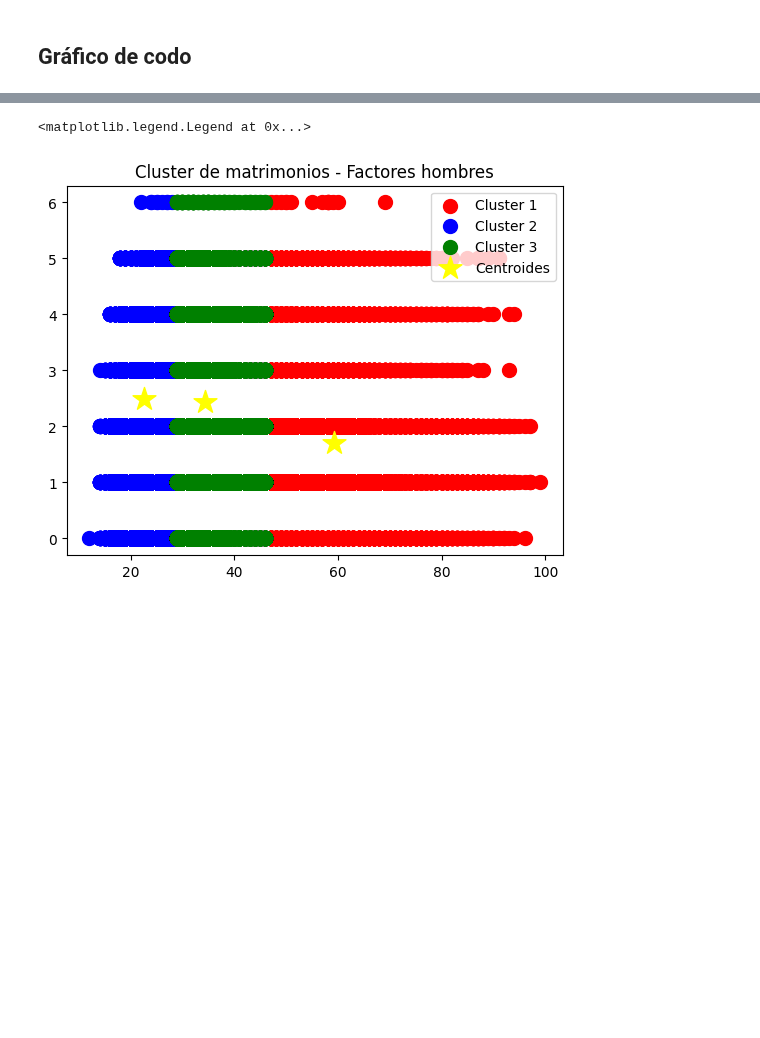
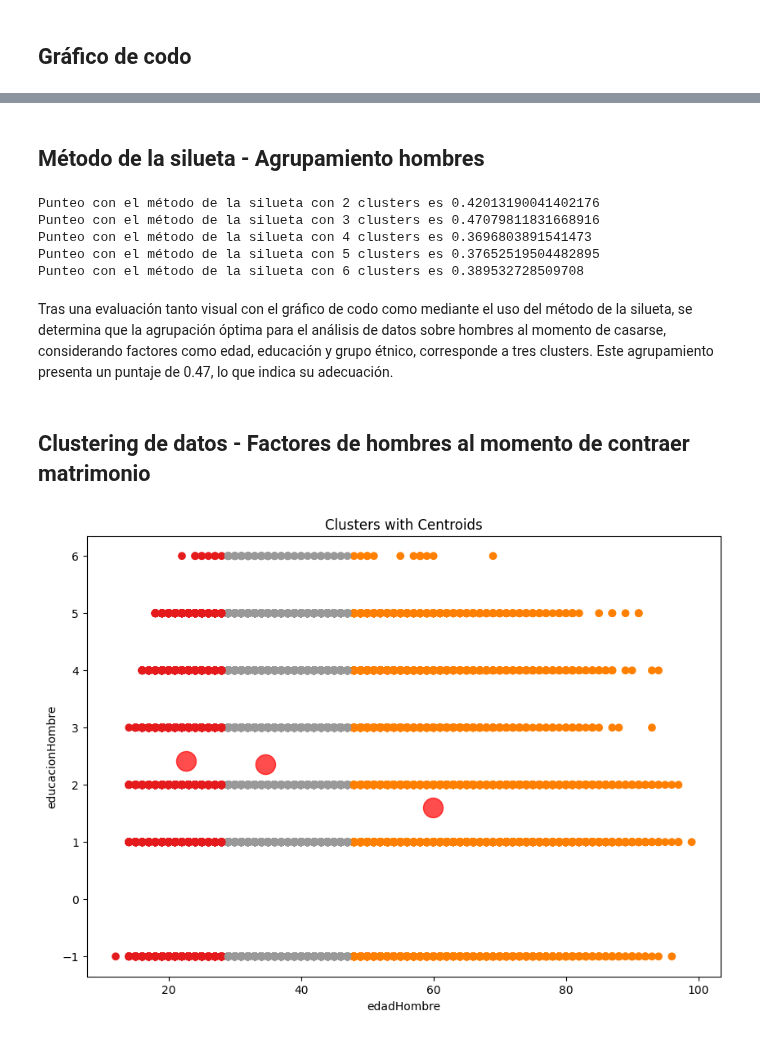
Before and after one commit to MGonza20/Proyecto1_MD, a Jupyter notebook: proyecto_final.ipynb, the cells around one changed output, grey strips where cells are left out. Cells and saved outputs as stored; diff of their text form; code cells hidden in the pictures; blank space fills up the shorter version.

Commit message:
clustering

```diff
--- a/proyecto_final.ipynb
+++ b/proyecto_final.ipynb
@@ -1033,14 +1031,36 @@ plt.show()
-# %%
-km = cluster.KMeans(n_clusters=3).fit(X_hombre)
-centroides = km.cluster_centers_
-matrimonios = km.predict(X_hombre)
-
-plt.scatter(X_hombre[matrimonios == 0, 0], X_hombre[matrimonios == 0, 1],s=100,c='red', label = "Cluster 1")
-plt.scatter(X_hombre[matrimonios == 1, 0], X_hombre[matrimonios == 1, 1],s=100,c='blue', label = "Cluster 2")
-plt.scatter(X_hombre[matrimonios == 2, 0], X_hombre[matrimonios == 2, 1],s=100,c='green', label = "Cluster 3")
-plt.scatter(km.cluster_centers_[:,0],km.cluster_centers_[:,1], s=300, c="yellow",marker="*", label="Centroides")
-plt.title("Cluster de matrimonios - Factores hombres")
-plt.legend()
-# %% [output]
-<matplotlib.legend.Legend at 0x...>
-[figure, removed]
+# %% [markdown]
+## Método de la silueta - Agrupamiento hombres
+# %%
+for i in range(2,7):
+    labels=cluster.KMeans(n_clusters=i,random_state=200).fit(X_scale_hombre).labels_
+    print ("Punteo con el método de la silueta con",i,"clusters es " + str(metrics.silhouette_score(X_scale_hombre,labels,metric="euclidean",sample_size=1000,random_state=200)))
+# %% [output]
+Punteo con el método de la silueta con 2 clusters es 0.42013190041402176
+Punteo con el método de la silueta con 3 clusters es 0.47079811831668916
+Punteo con el método de la silueta con 4 clusters es 0.3696803891541473
+Punteo con el método de la silueta con 5 clusters es 0.37652519504482895
+Punteo con el método de la silueta con 6 clusters es 0.389532728509708
+# %% [markdown]
+Tras una evaluación tanto visual con el gráfico de codo como mediante el uso del método de la silueta, se determina que la agrupación óptima para el análisis de datos sobre hombres al momento de casarse, considerando factores como edad, educación y grupo étnico, corresponde a tres clusters. Este agrupamiento presenta un puntaje de 0.47, lo que indica su adecuación.
+# %% [markdown]
+## Clustering de datos - Factores de hombres al momento de contraer matrimonio
+# %%
+kmeans = cluster.KMeans(n_clusters=3 ,init="k-means++")
+kmeans = kmeans.fit(data_final[["edadHombre","educacionHombre", "grupoEtnicoHombre"]])
+
+data_final['Clusters'] = kmeans.labels_
+
+data_final['Clusters'].value_counts()
+
+plt.figure(figsize=(10, 7))
+plt.scatter(data_final['edadHombre'], data_final['educacionHombre'], c=data_final['Clusters'], cmap='Set1')
+
+centers = kmeans.cluster_centers_
+plt.scatter(centers[:, 0], centers[:, 1], s=300, alpha=0.7)
+
+plt.title('Clusters with Centroids')
+plt.xlabel('edadHombre')
+plt.ylabel('educacionHombre')
+plt.show()
+# %% [output]
+[figure, added]
```
Also changed, not shown: parts of 18 cells of this notebook.
